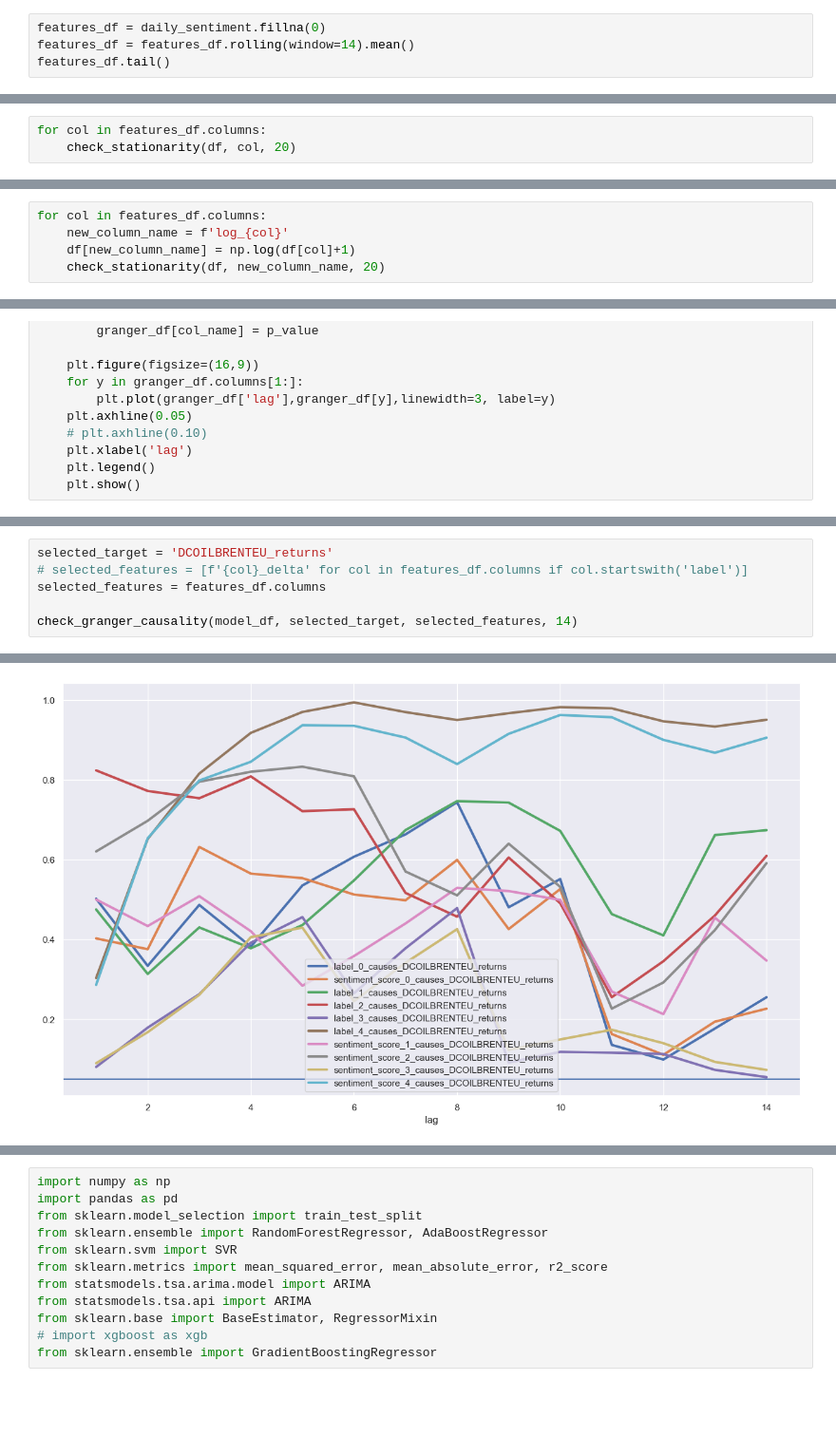
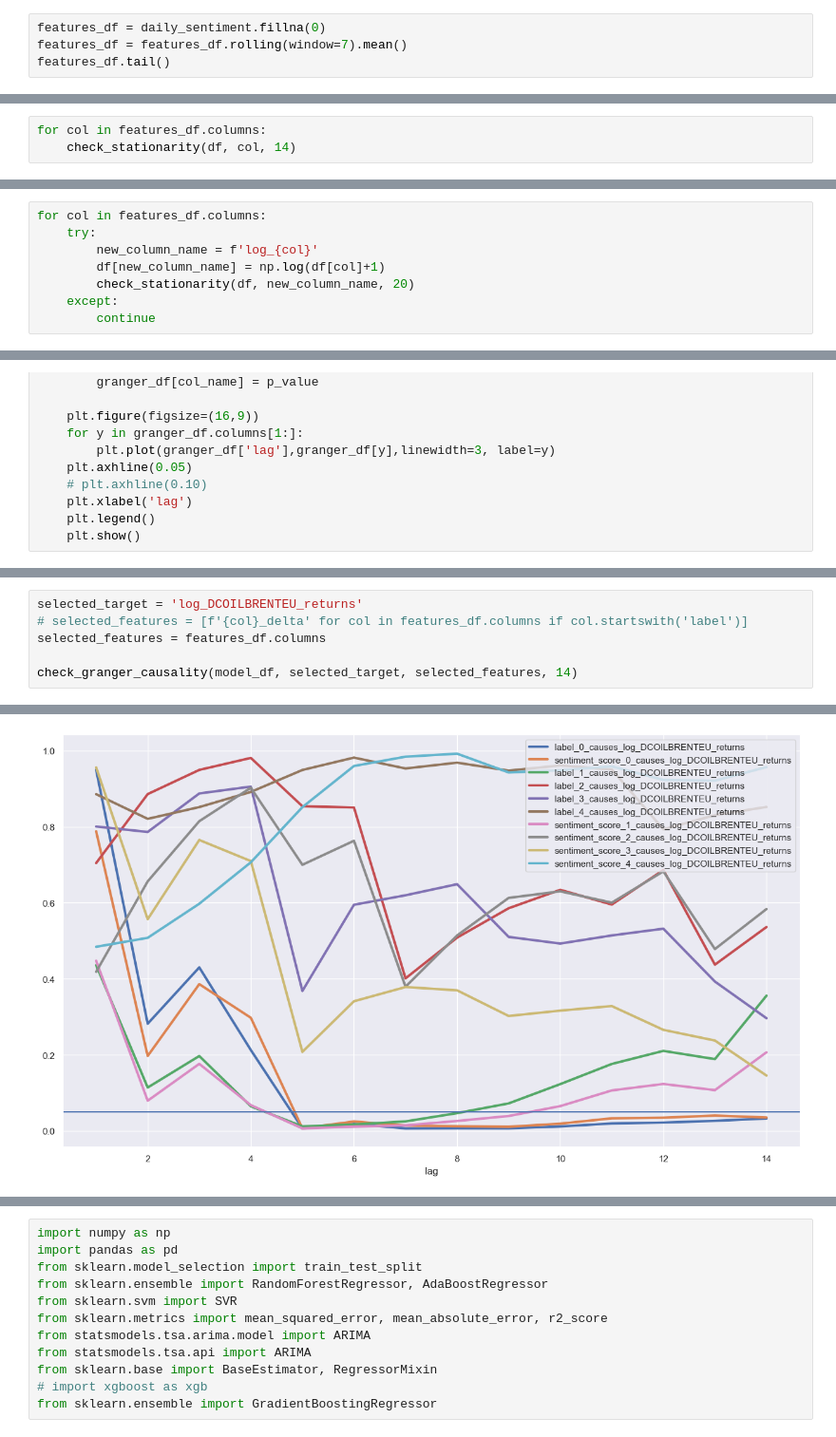
Before and after one commit to patricia-van/Oil-Price-Prediction-using-Tweets, a Jupyter notebook: modelling.ipynb, the cells around one changed output, grey strips where cells are left out. Shown at 95% size. Saved outputs shown, nothing was run; the diff lists cells and outputs as text; blank space fills up the shorter version.

```diff
--- a/modelling.ipynb
+++ b/modelling.ipynb
@@ -124,7 +124,7 @@ daily_sentiment.head()
 | 2022-07-06 | -0.191781 | -0.177303 | -0.204545 | -0.375000 | 0.000000 | -0.181818 | -0.207250 | -0.270887 | ... |
 # %%
 features_df = daily_sentiment.fillna(0)
-features_df = features_df.rolling(window=14).mean()
+features_df = features_df.rolling(window=7).mean()
 features_df.tail()
 # %% [output]
 |  | label_0 | sentiment_score_0 | label_1 | label_2 | label_3 | label_4 | sentiment_score_1 | sentiment_score_2 | ... |
@@ -235,5 +236,5 @@ Critical Values: {'1%': -3.978245333552409, '5%': -3.4199128949932036, '10%': -3
 Note: If P-Value is smaller than 0.05, we reject the null hypothesis and the series is stationary
 # %%
 for col in features_df.columns:
-    check_stationarity(df, col, 20)
+    check_stationarity(df, col, 14)
 # %% [output]
@@ -294,7 +295,10 @@ Note: If P-Value is smaller than 0.05, we reject the null hypothesis and the ser
 ... (8 outputs left out)
 # %%
 for col in features_df.columns:
-    new_column_name = f'log_{col}'
-    df[new_column_name] = np.log(df[col]+1)
-    check_stationarity(df, new_column_name, 20)
+    try:
+        new_column_name = f'log_{col}'
+        df[new_column_name] = np.log(df[col]+1)
+        check_stationarity(df, new_column_name, 20)
+    except:
+        continue
 # %% [output]
@@ -406,5 +410,5 @@ parameter F test:         F=0.4461  , p=0.9588  , df_denom=429, df_num=14
 # %%
-selected_target = 'DCOILBRENTEU_returns'
+selected_target = 'log_DCOILBRENTEU_returns'
 # selected_features = [f'{col}_delta' for col in features_df.columns if col.startswith('label')]
 selected_features = features_df.columns
 
@@ -430,4 +434,4 @@ parameter F test:         F=0.5143  , p=0.9251  , df_denom=438, df_num=14
-[figure, old version]
+[figure, new version]
 # %%
 from statsmodels.tsa.api import VAR
 
```
Also changed, not shown: parts of 16 cells of this notebook, 5 other files.
